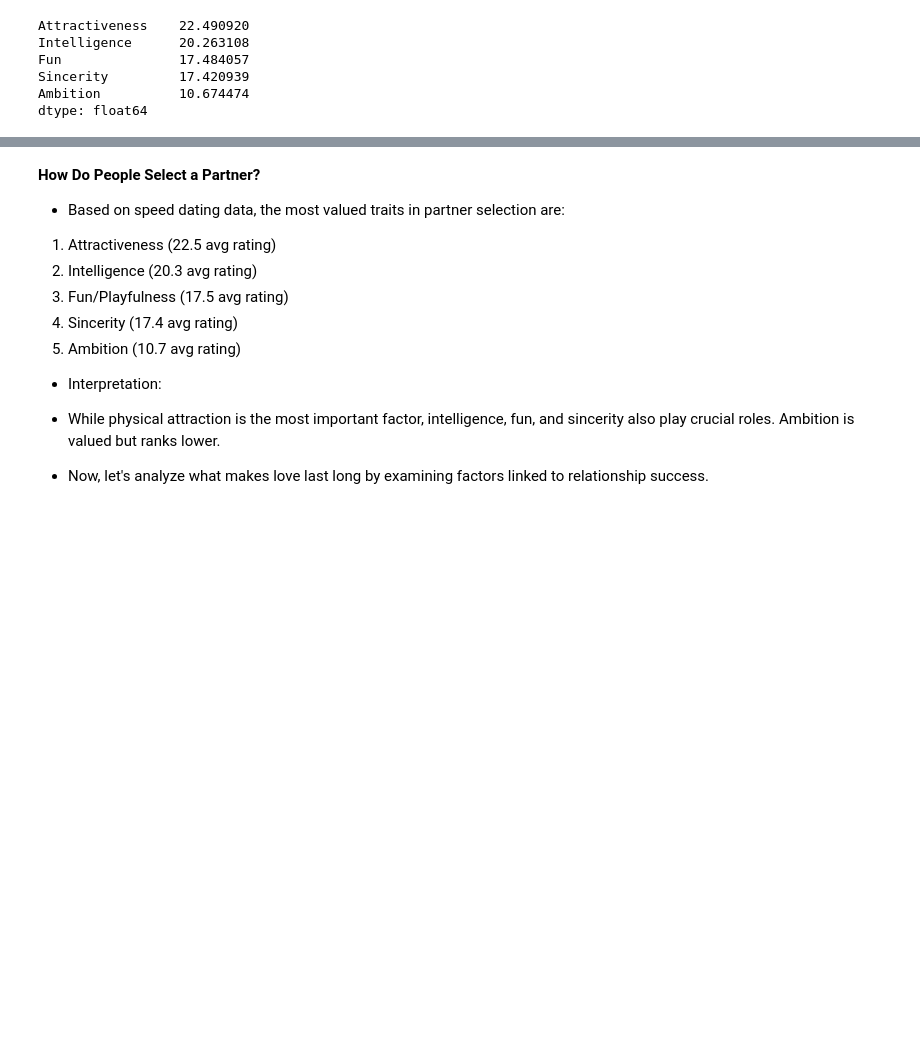
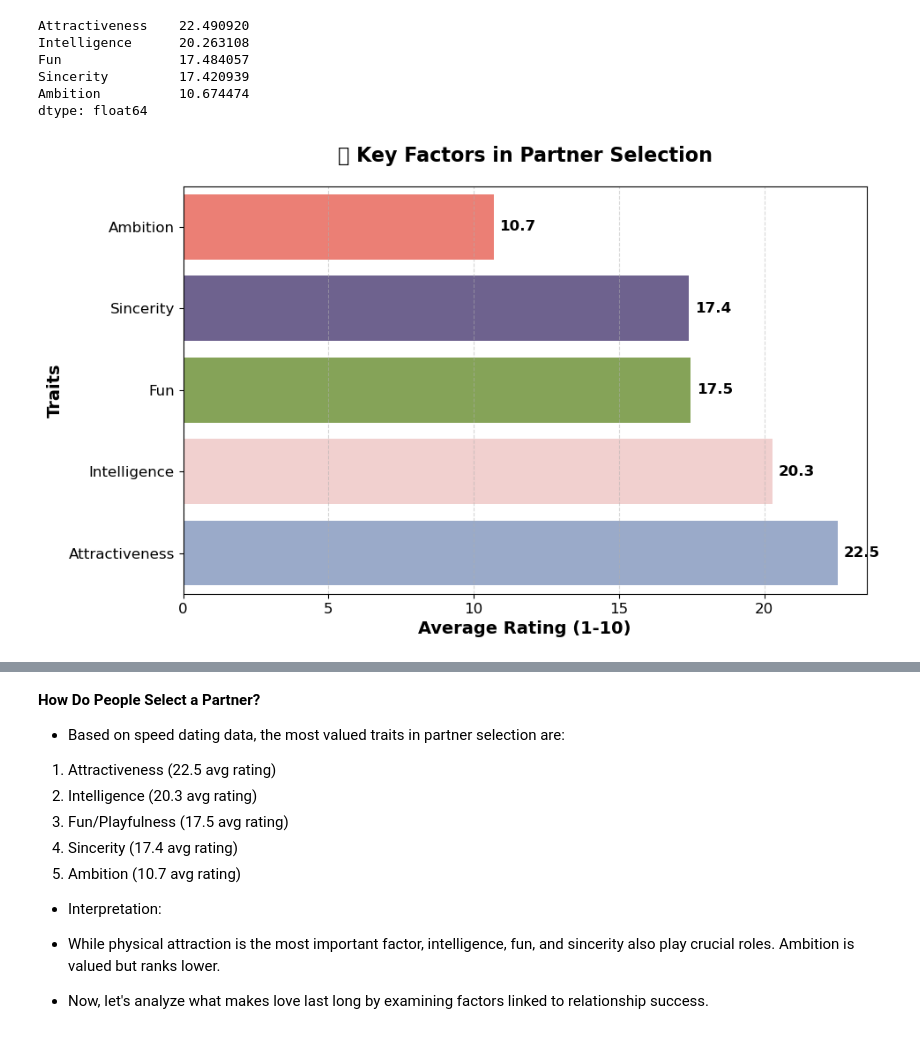
Before and after one commit to VAL-Jerono/HELLO_MATE_, a Jupyter notebook: hm.ipynb, the cells around one changed output, grey strips where cells are left out. Cells and saved outputs as stored; diff of their text form; code cells hidden in the pictures; blank space fills up the shorter version.

```diff
--- a/hm.ipynb
+++ b/hm.ipynb
@@ -10,11 +10,13 @@ import pandas as pd
 # File paths
 files = {
     "Affairs": "DATA/Affairs.csv",
-    "Divorce": "DATA/c",
+    "Divorce": "DATA/divorce.csv",
     "Divorces_2000_2015": "DATA/divorces_2000-2015_translated.csv",
     "Marriage_Divorce_DB": "DATA/Marriage_Divorce_DB.csv",
     "Speed_Dating": "DATA/Speed Dating Data.csv",
     "Violence": "DATA/violence_data.csv",
+    "World Marriage Dataset": "DATA/World Marriage Dataset.csv",
+
 }
 
 # Try different encodings to avoid UnicodeDecodeError
@@ -263,3 +265,40 @@ Fun               17.484057
 Sincerity         17.420939
 Ambition          10.674474
 dtype: float64
+# %%
+import matplotlib.pyplot as plt
+import seaborn as sns
+
+# Selecting relevant partner preference attributes
+partner_preferences = datasets["Speed_Dating"][["attr1_1", "sinc1_1", "intel1_1", "fun1_1", "amb1_1"]]
+
+# Renaming columns for clarity
+partner_preferences.columns = ["Attractiveness", "Sincerity", "Intelligence", "Fun", "Ambition"]
+
+# Calculating average preference scores
+average_preferences = partner_preferences.mean().sort_values(ascending=True)
+
+# Define color palette
+colors = ["#FF6F61", "#6B5B95", "#88B04B", "#F7CAC9", "#92A8D1"]
+
+# Create figure and axis
+plt.figure(figsize=(10, 6))
+ax = sns.barplot(x=average_preferences.values, y=average_preferences.index, palette=colors)
+
+# Add data labels
+for index, value in enumerate(average_preferences.values):
+    plt.text(value + 0.2, index, f"{value:.1f}", va="center", fontsize=12, fontweight="bold")
+
+# Customize aesthetics
+plt.xlabel("Average Rating (1-10)", fontsize=14, fontweight="bold")
+plt.ylabel("Traits", fontsize=14, fontweight="bold")
+plt.title("🔍 Key Factors in Partner Selection", fontsize=16, fontweight="bold", pad=20)
+plt.xticks(fontsize=12)
+plt.yticks(fontsize=12)
+plt.grid(axis="x", linestyle="--", alpha=0.5)
+plt.xlim(0, max(average_preferences.values) + 1)
+
+# Show the plot
+plt.show()
+# %% [output]
+[figure, added]
```
Also changed, not shown: parts of 22 cells of this notebook.
